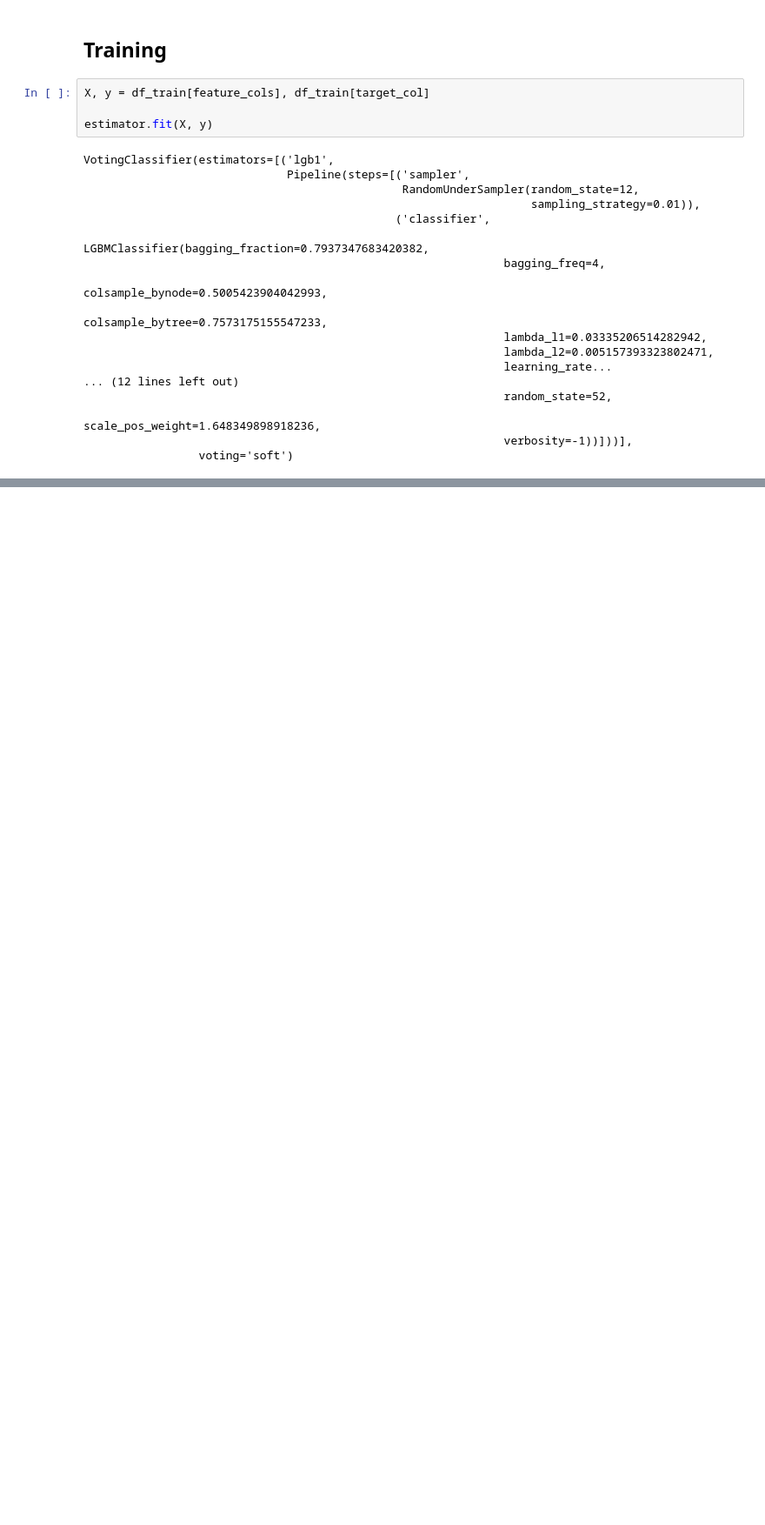
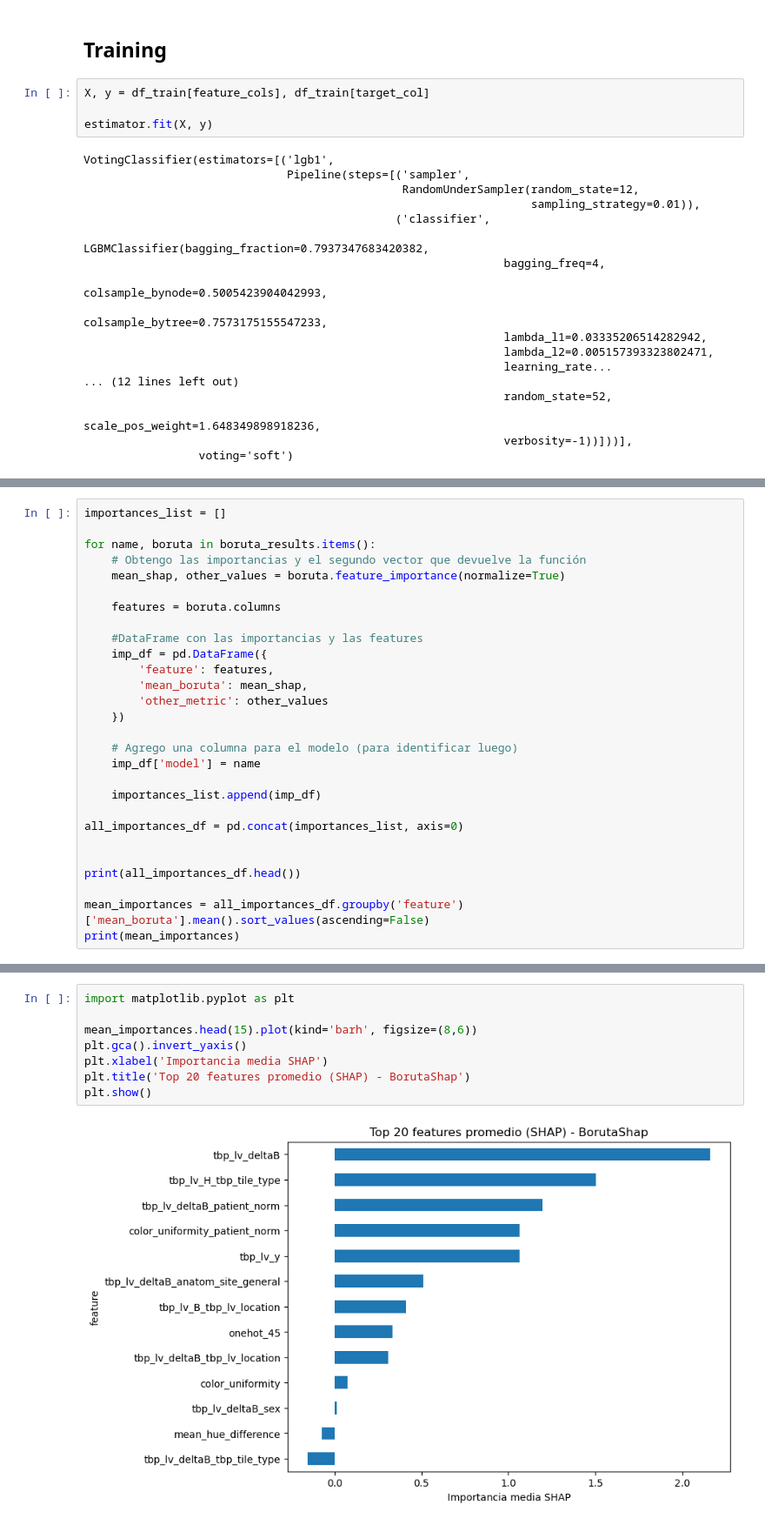
Before and after one commit to sumalemambo/explainable_isic_challenge_2024, a Jupyter notebook: metadata (1).ipynb, the cells around one changed output, grey strips where cells are left out. Shown at 87% size. Cells and saved outputs as stored; diff of their text form; blank space fills up the shorter version.

```diff
--- a/metadata (1).ipynb
+++ b/metadata (1).ipynb
@@ -541,0 +577,28 @@ plt.show()
+# %%
+importances_list = []
+
+for name, boruta in boruta_results.items():
+    # Obtengo las importancias y el segundo vector que devuelve la función
+    mean_shap, other_values = boruta.feature_importance(normalize=True)
+
+    features = boruta.columns
+
+    #DataFrame con las importancias y las features
+    imp_df = pd.DataFrame({
+        'feature': features,
+        'mean_boruta': mean_shap,
+        'other_metric': other_values
+    })
+
+    # Agrego una columna para el modelo (para identificar luego)
+    imp_df['model'] = name
+
+    importances_list.append(imp_df)
+
+all_importances_df = pd.concat(importances_list, axis=0)
+
+
+print(all_importances_df.head())
+
+mean_importances = all_importances_df.groupby('feature')['mean_boruta'].mean().sort_values(ascending=False)
+print(mean_importances)
@@ -541,0 +623,10 @@ plt.show()
+# %%
+import matplotlib.pyplot as plt
+
+mean_importances.head(15).plot(kind='barh', figsize=(8,6))
+plt.gca().invert_yaxis()
+plt.xlabel('Importancia media SHAP')
+plt.title('Top 20 features promedio (SHAP) - BorutaShap')
+plt.show()
+# %% [output]
+[figure, added]
```
Also changed, not shown: parts of 16 cells of this notebook.
